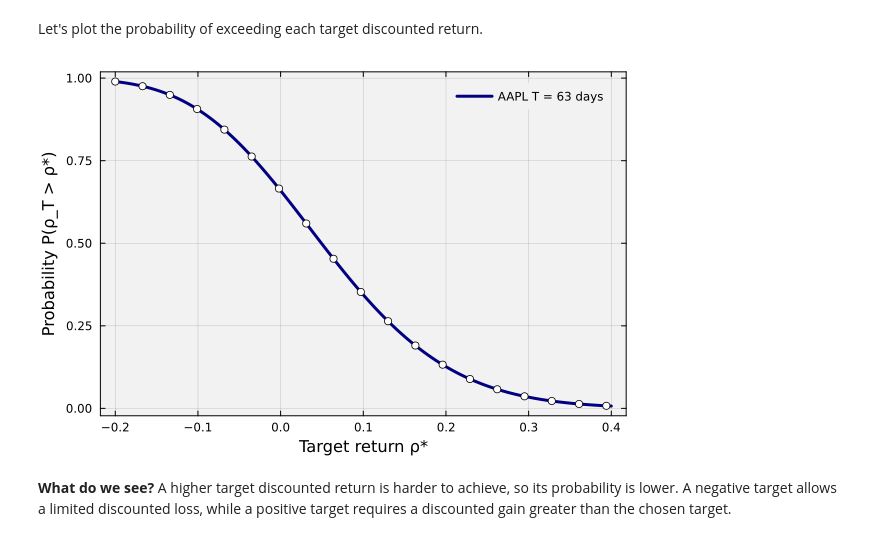
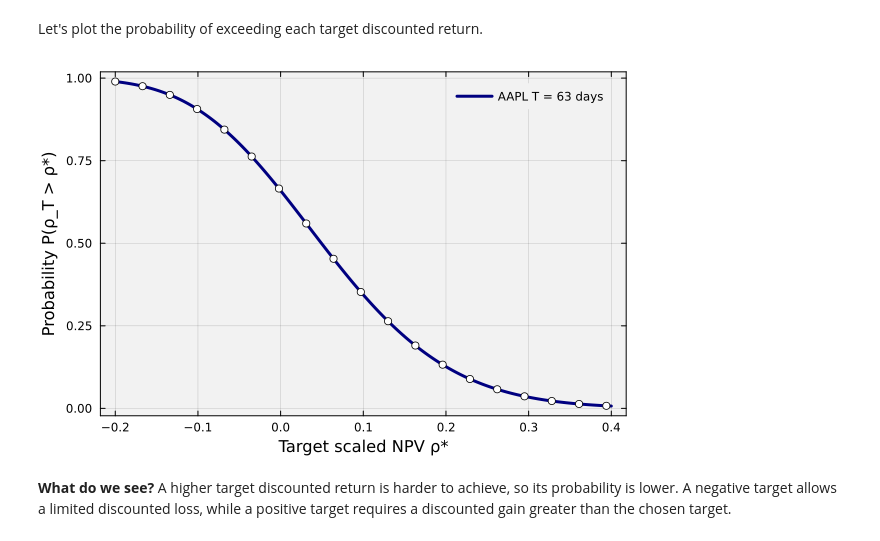
Before and after one commit to varnerlab/CHEME-5660-CourseRepository-Fall-2026, a Jupyter notebook: lectures/week-5/L5a/CHEME-5660-L5a-Example-GBM-NPV-TradeRule-Fall-2026.ipynb, the cells around one changed output. Saved outputs shown, nothing was run; the diff lists cells and outputs as text; code cells hidden in the pictures.

```diff
--- a/lectures/week-5/L5a/CHEME-5660-L5a-Example-GBM-NPV-TradeRule-Fall-2026.ipynb
+++ b/lectures/week-5/L5a/CHEME-5660-L5a-Example-GBM-NPV-TradeRule-Fall-2026.ipynb
@@ -167,19 +167,19 @@ Let's plot the probability of exceeding each target discounted return.
 # %%
 let
 
     # Plot all target probabilities and mark selected points -
     skip = 11; # place a marker on every eleventh target
     n = size(P,1);
 
     plot(P[:,1], P[:,2], c=:navy, lw=3, label="$(selected_firm_ticker) T = $(TSIM) days", legend=:topright);
     scatter!(P[1:skip:n,1], P[1:skip:n,2], c=:white, mec=:navy, ms=4, label="");
-    xlabel!("Target return ρ*");
+    xlabel!("Target scaled NPV ρ*");
     ylabel!("Probability P(ρ_T > ρ*)");
 
     plot!(bg="gray95", background_color_outside="white", framestyle = :box, fg_legend = :transparent);
 end
 # %% [output]
-[figure, old version]
+[figure, new version]
 # %% [markdown]
 __What do we see?__ A higher target discounted return is harder to achieve, so its probability is lower. A negative target allows a limited discounted loss, while a positive target requires a discounted gain greater than the chosen target.
 # %% [markdown]
```
Also changed, not shown: 2 other files.
